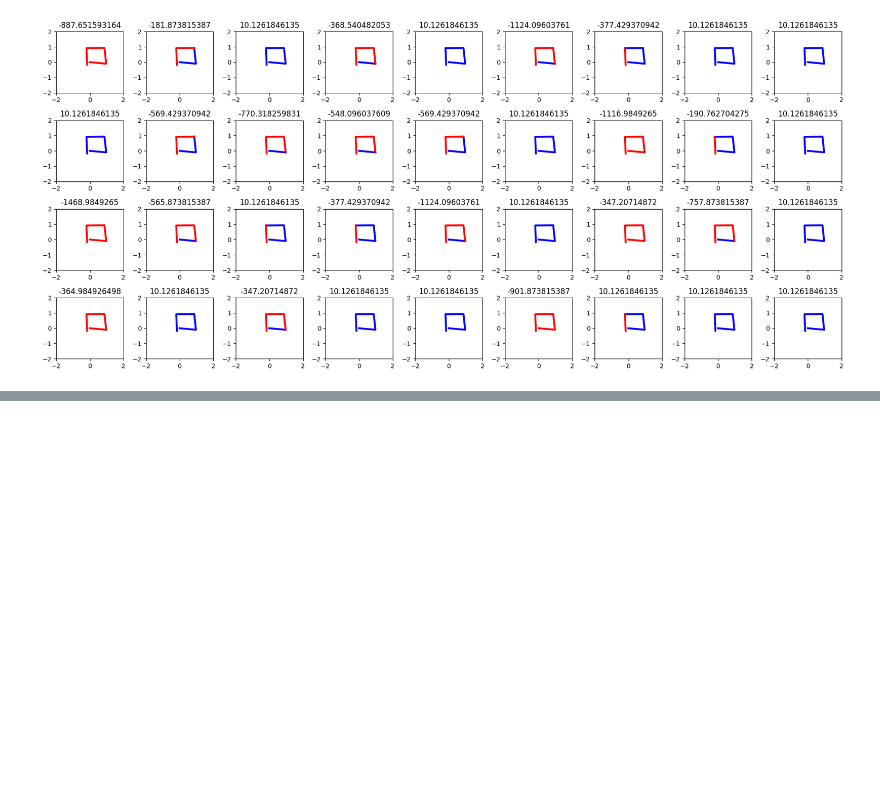
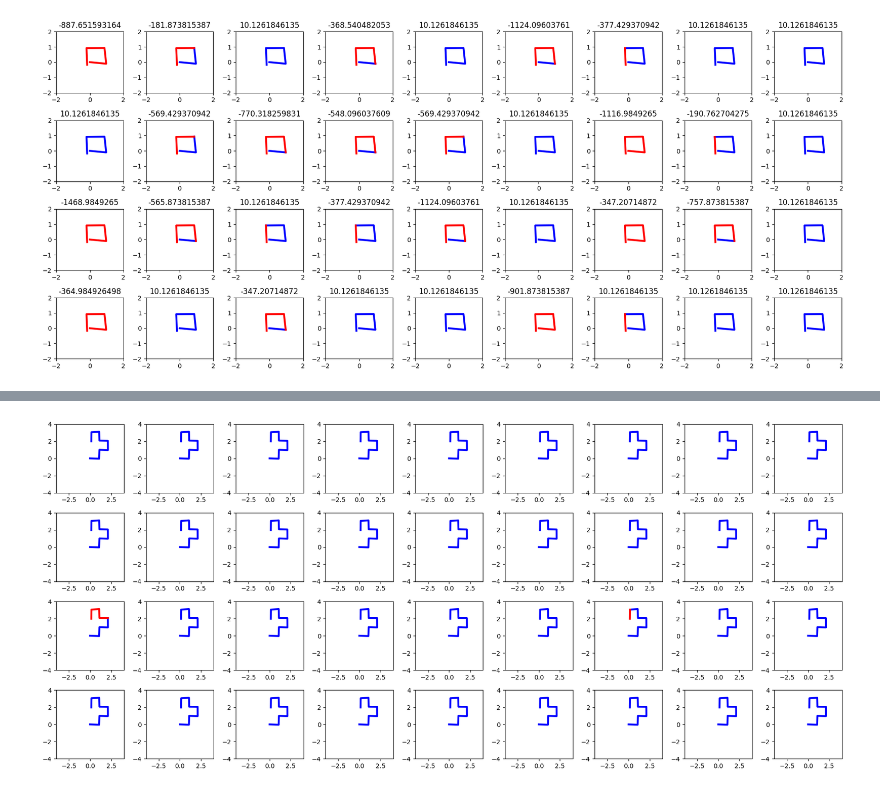
Before and after one commit to probcomp/GenExperimental.jl, a Jupyter notebook: examples/control_robot/ControlRobotExample.ipynb, the cells around one changed output, grey strips where cells are left out. Drawn from its saved outputs; the diff is of its cells as text; code cells hidden in the pictures; blank space fills up the shorter version.

```diff
--- a/examples/control_robot/ControlRobotExample.ipynb
+++ b/examples/control_robot/ControlRobotExample.ipynb
@@ -227,0 +309,24 @@ plt[:tight_layout]()
+# %%
+u = ["R","U","R","U","L","U","L","D"]
+xs = [1.07527,1.10607,2.10857,2.10132,1.10599,1.08273,0.159893,0.147748]
+ys = [-0.0365053,1.00158,0.96829,2.04956,2.06928,3.1048,3.04657,1.97649]
+
+traces = []
+num_samples = 1000
+for replicate=1:36
+    trace = Trace()
+    push!(traces, robot_control_likelihood_weighting(num_samples, xs, ys))
+end
+
+plt[:figure](figsize=(18, 8))
+for (i, trace) in enumerate(traces)
+    plt[:subplot](4, 9, i)
+    ax = plt[:gca]()
+    xlim = [-4., 4.]
+    ylim = [-4., 4.]
+    render_observed_path_trace(trace, xs, ys, ax, xlim, ylim)
+end
+
+plt[:tight_layout]()
+# %% [output]
+[figure, added]
```
Also changed, not shown: parts of 10 cells of this notebook, 1 other file.
